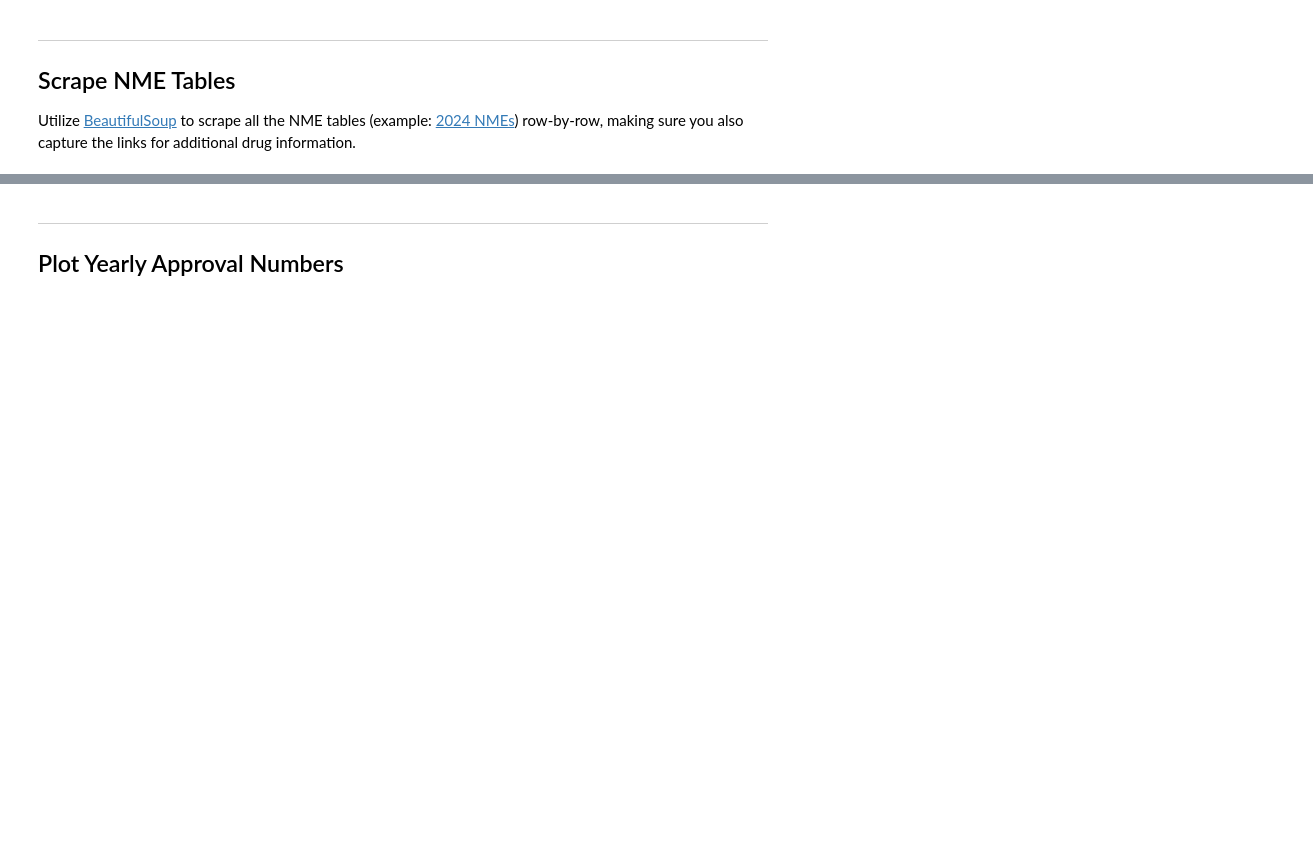
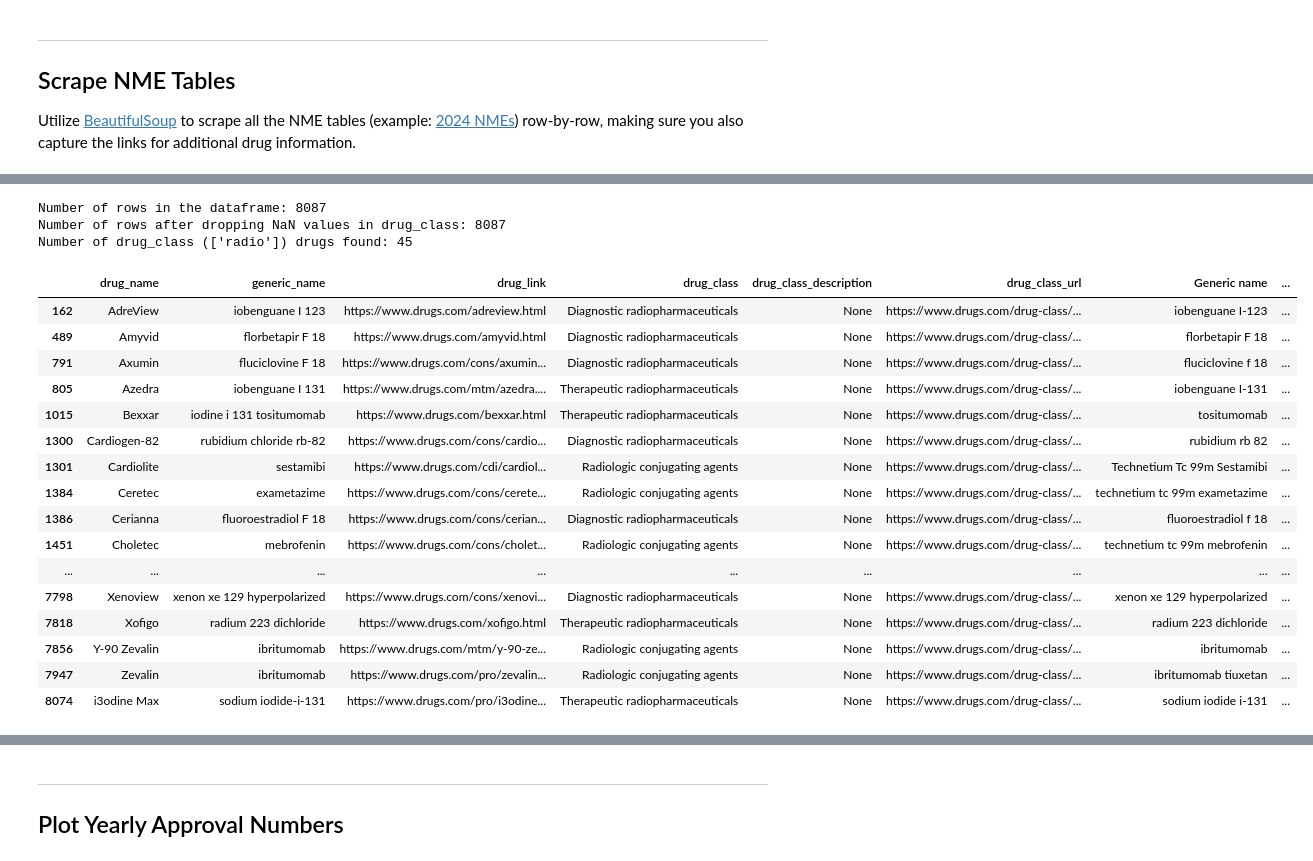
Before and after one commit to rahim-hashim/FDA-NCE-Scraper, a Jupyter notebook: fda_nce_scrape.ipynb, the cells around one changed output, grey strips where cells are left out. Saved outputs shown, nothing was run; the diff lists cells and outputs as text; code cells hidden in the pictures; blank space fills up the shorter version.

```diff
--- a/fda_nce_scrape.ipynb
+++ b/fda_nce_scrape.ipynb
@@ -227,5 +293,0 @@ df_all.head(10)
-# %%
-# set max width of columns to 1000
-pd.set_option('display.max_colwidth', 1000)
-pd.set_option('display.max_rows', None)
-df_all.tail(20)
@@ -249,0 +874,24 @@ df_all.tail(20)
+# %%
+# Drugs.com (sorted by drug class)
+find_drug(df_drug_classes, 'drug_class', ['radio'])
+# %% [output]
+Number of rows in the dataframe: 8087
+Number of rows after dropping NaN values in drug_class: 8087
+Number of drug_class (['radio']) drugs found: 45
+|  | drug_name | generic_name | drug_link | drug_class | drug_class_description | drug_class_url | Generic name | ... |
+| 162 | AdreView | iobenguane I 123 | https://www.drugs.com/adreview.html | Diagnostic radiopharmaceuticals | None | https://www.drugs.com/drug-class/... | iobenguane I-123 | ... |
+| 489 | Amyvid | florbetapir F 18 | https://www.drugs.com/amyvid.html | Diagnostic radiopharmaceuticals | None | https://www.drugs.com/drug-class/... | florbetapir F 18 | ... |
+| 791 | Axumin | fluciclovine F 18 | https://www.drugs.com/cons/axumin... | Diagnostic radiopharmaceuticals | None | https://www.drugs.com/drug-class/... | fluciclovine f 18 | ... |
+| 805 | Azedra | iobenguane I 131 | https://www.drugs.com/mtm/azedra.... | Therapeutic radiopharmaceuticals | None | https://www.drugs.com/drug-class/... | iobenguane I-131 | ... |
+| 1015 | Bexxar | iodine i 131 tositumomab | https://www.drugs.com/bexxar.html | Therapeutic radiopharmaceuticals | None | https://www.drugs.com/drug-class/... | tositumomab | ... |
+| 1300 | Cardiogen-82 | rubidium chloride rb-82 | https://www.drugs.com/cons/cardio... | Diagnostic radiopharmaceuticals | None | https://www.drugs.com/drug-class/... | rubidium rb 82 | ... |
+| 1301 | Cardiolite | sestamibi | https://www.drugs.com/cdi/cardiol... | Radiologic conjugating agents | None | https://www.drugs.com/drug-class/... | Technetium Tc 99m Sestamibi | ... |
+| 1384 | Ceretec | exametazime | https://www.drugs.com/cons/cerete... | Radiologic conjugating agents | None | https://www.drugs.com/drug-class/... | technetium tc 99m exametazime | ... |
+| 1386 | Cerianna | fluoroestradiol F 18 | https://www.drugs.com/cons/cerian... | Diagnostic radiopharmaceuticals | None | https://www.drugs.com/drug-class/... | fluoroestradiol f 18 | ... |
+| 1451 | Choletec | mebrofenin | https://www.drugs.com/cons/cholet... | Radiologic conjugating agents | None | https://www.drugs.com/drug-class/... | technetium tc 99m mebrofenin | ... |
+| ... | ... | ... | ... | ... | ... | ... | ... | ... |
+| 7798 | Xenoview | xenon xe 129 hyperpolarized | https://www.drugs.com/cons/xenovi... | Diagnostic radiopharmaceuticals | None | https://www.drugs.com/drug-class/... | xenon xe 129 hyperpolarized | ... |
+| 7818 | Xofigo | radium 223 dichloride | https://www.drugs.com/xofigo.html | Therapeutic radiopharmaceuticals | None | https://www.drugs.com/drug-class/... | radium 223 dichloride | ... |
+| 7856 | Y-90 Zevalin | ibritumomab | https://www.drugs.com/mtm/y-90-ze... | Radiologic conjugating agents | None | https://www.drugs.com/drug-class/... | ibritumomab | ... |
+| 7947 | Zevalin | ibritumomab | https://www.drugs.com/pro/zevalin... | Radiologic conjugating agents | None | https://www.drugs.com/drug-class/... | ibritumomab tiuxetan | ... |
+| 8074 | i3odine Max | sodium iodide-i-131 | https://www.drugs.com/pro/i3odine... | Therapeutic radiopharmaceuticals | None | https://www.drugs.com/drug-class/... | sodium iodide i-131 | ... |
```
Also changed, not shown: parts of 54 cells of this notebook, 10 other files.
